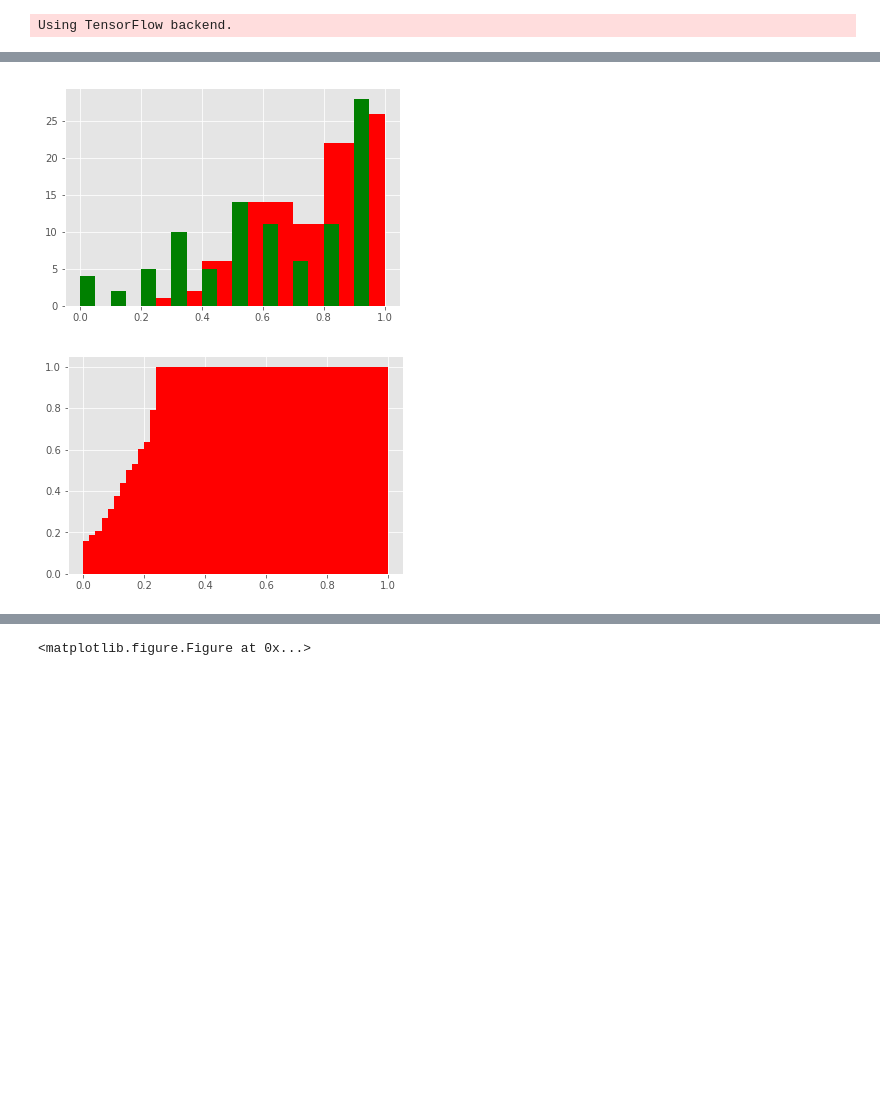
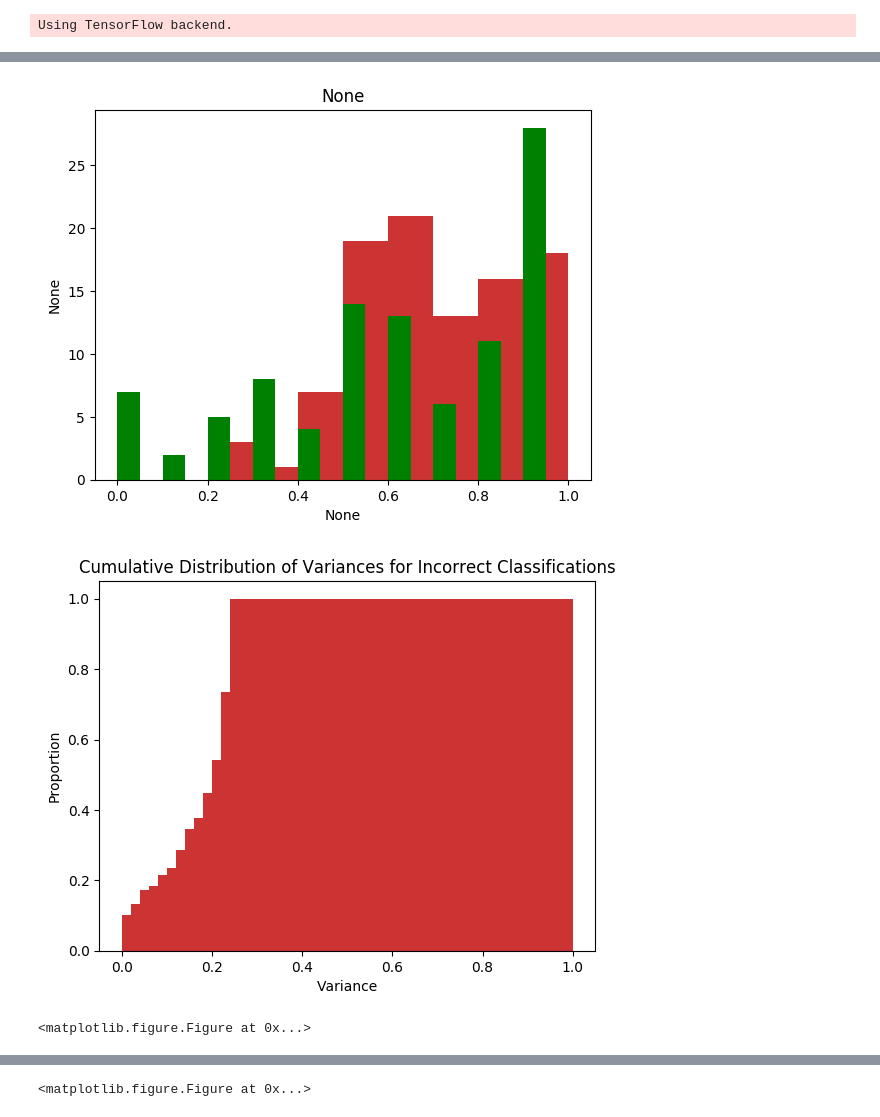
Before and after one commit to flyingsilverfin/CNN_GP_MNIST, a Jupyter notebook: src/GPFlow_testing.ipynb, the cells around one changed output, grey strips where cells are left out. Saved outputs shown, nothing was run; the diff lists cells and outputs as text; code cells hidden in the pictures; blank space fills up the shorter version.

Commit message:
start making figures, evaluating, buxfixes

```diff
--- a/src/GPFlow_testing.ipynb
+++ b/src/GPFlow_testing.ipynb
@@ -93,15 +95,15 @@ print("Using", num_features, "features, predicting", num_classes, "classes")
 ys = np.argmax(ys_train_full, axis=1)
 
 full_model = gpflow.models.SVGP(
-    xs_train_full, ys, kern=gpflow.kernels.Matern32(input_dim=num_features) + gpflow.kernels.White(input_dim=num_features, variance=0.2),
+    xs_train_full, ys, kern=gpflow.kernels.Matern12(input_dim=num_features) + gpflow.kernels.White(input_dim=num_features, variance=0.1),
     likelihood=gpflow.likelihoods.MultiClass(num_classes),
-    Z=xs_train_full[::40].copy(),
+    Z=xs_train_full[::20].copy(),
     num_latent=num_classes,
     whiten=True,
     q_diag=True,
-    minibatch_size=5000)
+    minibatch_size=8000)
 full_model.kern.white.variance.trainable = False
-full_model.feature.trainable = False
+full_model.feature.trainable = True
 full_model.as_pandas_table()
 # %% [output]
 Using 128 features, predicting 10 classes
@@ -155,15 +171,27 @@ plt.savefig('../results/figs/mnist/gp_misclassified.pdf')
 # %%
-def make_histogram(values, start=0.0, end=None, bins=10, plot=True, color='r', width=None, density=False, cum=False):
+def make_histogram(values, start=0.0, end=None, bins=10, plot=True,
+                   x_label=None, y_label=None, title=None, color=None,
+                   width=None, density=False, cum=False, save=None,
+                   legend=None, legend_loc=None):
     if end is None:
         max_value = values.max()
     else:
         max_value = end
     if width is None:
-        plt.hist(values, bins, range=(start, max_value), color=color, density=density, cumulative=cum)
+        plotted = plt.hist(values, bins, range=(start, max_value), density=density, cumulative=cum, color=color)
     else:
-        plt.hist(values, bins, range=(start, max_value), color=color, width=width, density=density, cumulative=cum)
+        plotted = plt.hist(values, bins, range=(start, max_value), width=width, density=density, cumulative=cum, color=color)
     if plot:
+        plt.title(title)
+        plt.xlabel(x_label)
+        plt.ylabel(y_label)
+        plt.legend(legend, loc=legend_loc,
+                   fontsize=8)
         plt.show()
+
+        if save:
+            #use save as the path
+            plt.savefig(save)
 # %%
 cnn_train_output = np.genfromtxt("../data/mnist_train_cnn_output.csv", delimiter=",")
 cnn_test_output = np.genfromtxt("../data/mnist_test_cnn_output.csv", delimiter=",")
@@ -190,37 +218,48 @@ for cat in range(10):
     # extract the corresponding values into an array
     incorrect_prediction_mus, incorrect_prediction_vars = [], []
     for (i, c) in enumerate(predicted_classes):
         incorrect_prediction_mus.append(incorrectly_classified_mus[i, c])
         incorrect_prediction_vars.append(incorrectly_classified_vars[i, c])
 
         cnn_output.append(corresponding_cnn_output[i, c])
 
     incorrect_prediction_mus = np.array(incorrect_prediction_mus)
     incorrect_prediction_vars = np.array(incorrect_prediction_vars)
 
 
     all_incorrect_mus = np.append(all_incorrect_mus, incorrect_prediction_mus)
     all_incorrect_vars = np.append(all_incorrect_vars, incorrect_prediction_vars)
 
 #     incorrect_mus = mu[cat_incorrect_examples, cat]
 #     incorrect_vars = var[cat_incorrect_examples,cat]
 #     all_incorrect_mus = np.append(all_incorrect_mus, incorrect_mus)
 #     all_incorrect_vars = np.append(all_incorrect_vars, incorrect_vars)
 #     make_histogram(incorrect_vars)
     #make_histogram(incorrect_mus)
 cnn_output = np.array(cnn_output)
 #print(cnn_output)
 #print(all_incorrect_mus)
 #print(all_incorrect_vars)
 
 
-make_histogram(all_incorrect_mus, end = 1.0, plot=False, width=0.1)
+make_histogram(all_incorrect_mus, end = 1.0, plot=False, width=0.1,
+               color=[0.8, 0.2, 0.2],)
 make_histogram(cnn_output, end = 1.0, plot=True, color='g', width=0.05)
 
-make_histogram(all_incorrect_vars, bins=50, end=1.0, density=True, cum=True)
+make_histogram(all_incorrect_vars,
+               bins=50,
+               end=1.0,
+               density=True,
+               cum=True,
+               x_label="Variance",
+               y_label="Proportion",
+               color=[0.8, 0.2, 0.2],
+               title="Cumulative Distribution of Variances for Incorrect Classifications",
+               save='../results/figs/mnist/incorrect_variances.pdf')
 # %% [output]
-[figure, old version]
+[figure, new version]
-[figure, old version]
+[figure, new version]
+<matplotlib.figure.Figure at 0x...>
 # %%
 all_correct_mus = np.array([])
 all_correct_vars = np.array([])
```
Also changed, not shown: parts of 17 cells of this notebook, 10 other files.
